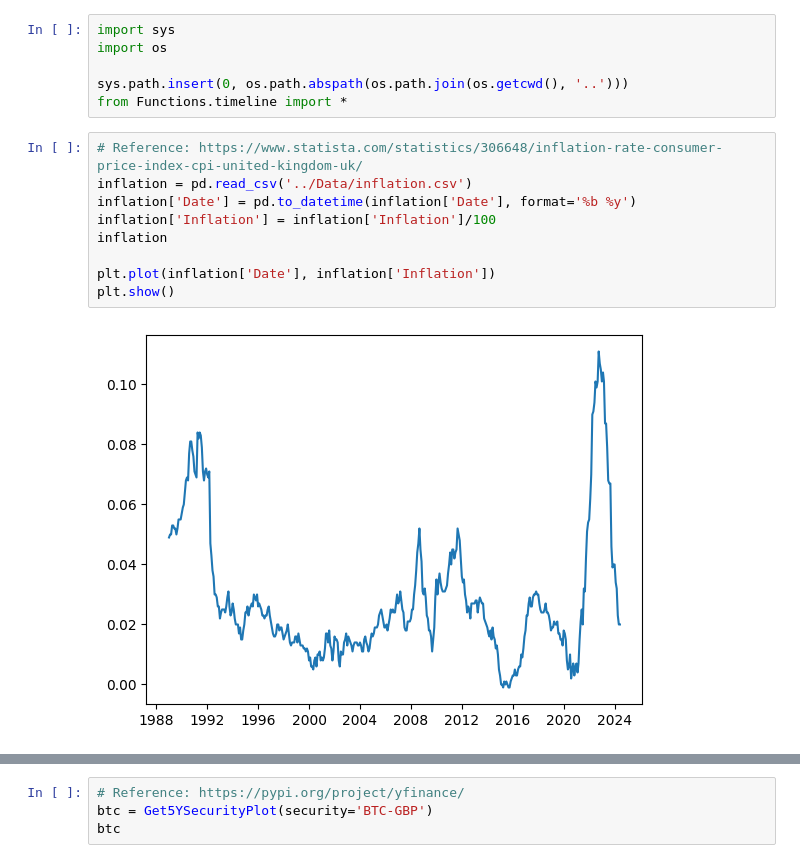
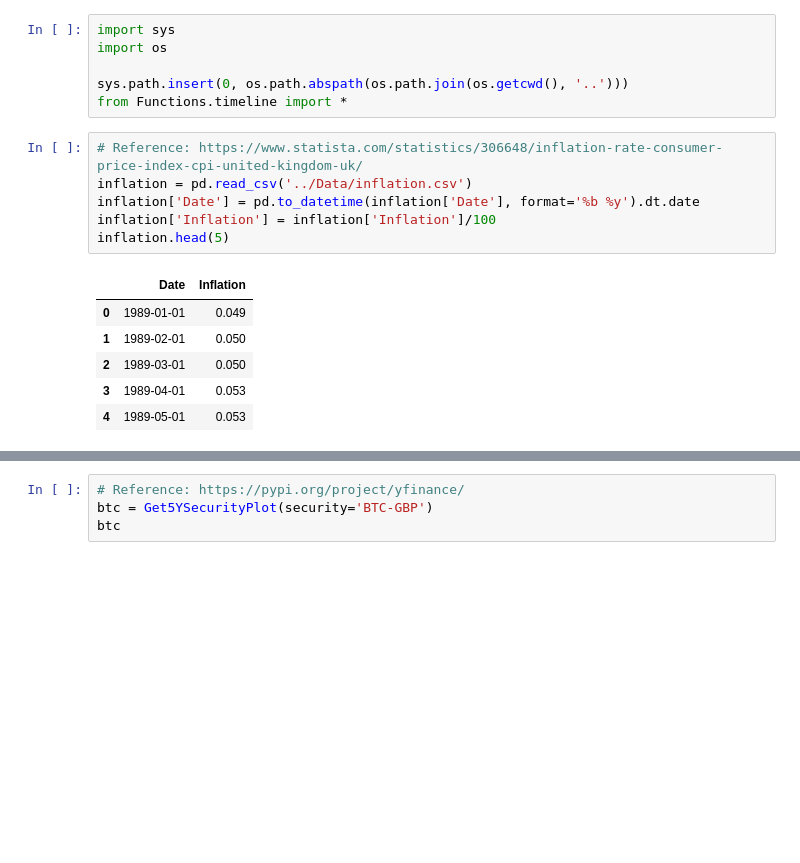
Before and after one commit to JoysGitHubPortfolio/SecuritiesModelling, a Jupyter notebook: Answers/Q1.ipynb, the cells around one changed output, grey strips where cells are left out. Saved outputs shown, nothing was run; the diff lists cells and outputs as text; blank space fills up the shorter version.

```diff
--- a/Answers/Q1.ipynb
+++ b/Answers/Q1.ipynb
@@ -7,11 +7,13 @@ from Functions.timeline import *
 # %%
 # Reference: https://www.statista.com/statistics/306648/inflation-rate-consumer-price-index-cpi-united-kingdom-uk/
 inflation = pd.read_csv('../Data/inflation.csv')
-inflation['Date'] = pd.to_datetime(inflation['Date'], format='%b %y')
+inflation['Date'] = pd.to_datetime(inflation['Date'], format='%b %y').dt.date
 inflation['Inflation'] = inflation['Inflation']/100
-inflation
-
-plt.plot(inflation['Date'], inflation['Inflation'])
-plt.show()
+inflation.head(5)
 # %% [output]
-[figure, removed]
+|  | Date | Inflation |
+| 0 | 1989-01-01 | 0.049 |
+| 1 | 1989-02-01 | 0.050 |
+| 2 | 1989-03-01 | 0.050 |
+| 3 | 1989-04-01 | 0.053 |
+| 4 | 1989-05-01 | 0.053 |
```
Also changed, not shown: parts of 4 cells of this notebook, 2 other files.
